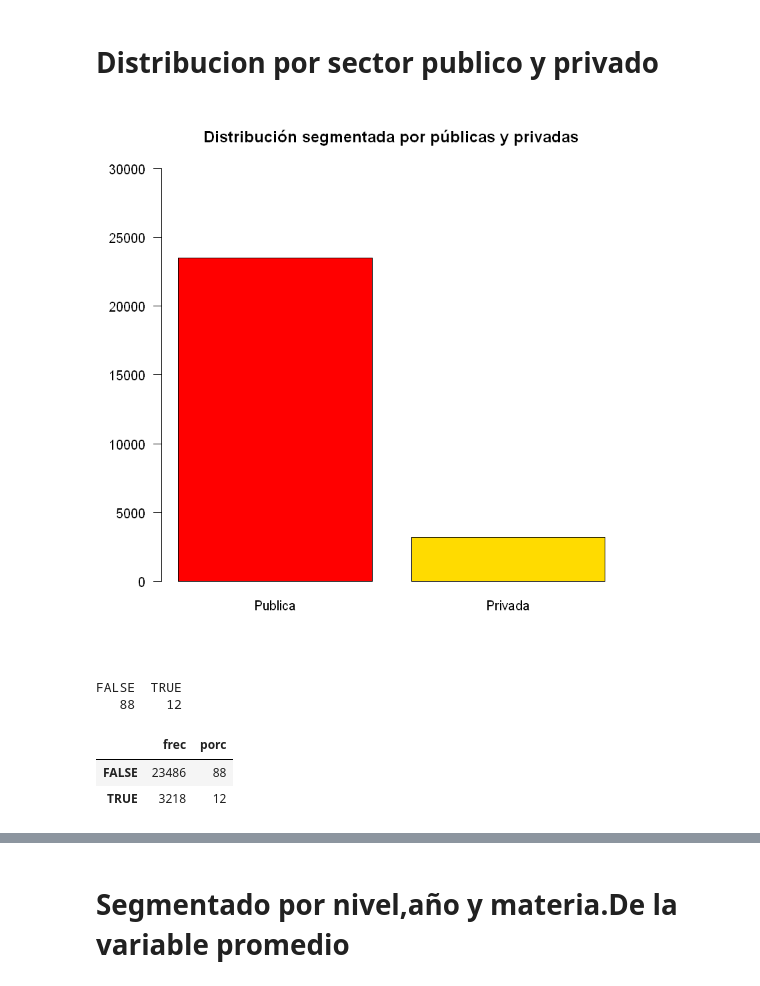
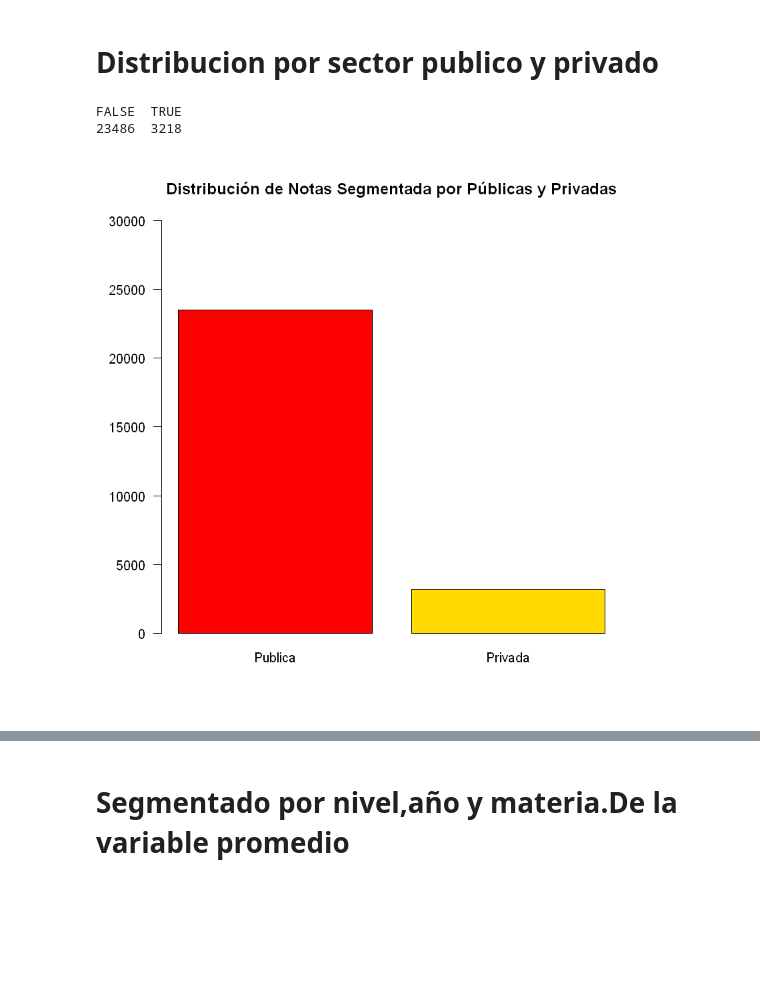
Before and after one commit to Nefertumm/EDM_2023, a Jupyter notebook: Dataset_escuelas/TP2.ipynb, the cells around one changed output, grey strips where cells are left out. Saved outputs shown, nothing was run; the diff lists cells and outputs as text; code cells hidden in the pictures; blank space fills up the shorter version.

```diff
--- a/Dataset_escuelas/TP2.ipynb
+++ b/Dataset_escuelas/TP2.ipynb
@@ -264,31 +267,18 @@ ggplot(D1, aes(x="", y=frec, fill=turnos)) +
 # %%
 #Gráfico de barras de frecuencia absoluta
 nombres <- c("Publica", "Privada")
 escu_primaria <- filter(dataset_mas_limpio,Modalidad == "Primaria")
 tabla <- table(escu_primaria$EsPrivada)
+tabla
 #barplot(tabla,main="Distribucion segmentado por publicas y privadas",col=rainbow(6),ylim=c(0,30000),las=2)
 # Crear el gráfico de barras con nombres de columnas
 barplot(tabla,
-        main = "Distribución segmentada por públicas y privadas",
+        main = "Distribución de Notas Segmentada por Públicas y Privadas",
         col = rainbow(7),
         ylim = c(0, 30000),
         las = 1,
         names.arg = nombres)
 # %% [output]
+FALSE  TRUE
+23486  3218
-[figure, old version]
+[figure, new version]
-# %%
-sector_pp <- filter(dataset_mas_limpio, Modalidad == 'Primaria')
-pie <- round(100 * table(sector_pp$EsPrivada) / length(sector_pp$EsPrivada))
-pie
-porc <- c(pie)
-frec<- c(table(sector_pp$EsPrivada))
-D1<-data.frame(frec,porc)
-D1
-nombres <- c("Publica", "Privada")
-Sector<-rownames(D1)
-# %% [output]
-FALSE  TRUE
-   88    12
-|  | frec | porc |
-| FALSE | 23486 | 88 |
-| TRUE | 3218 | 12 |
```
Also changed, not shown: parts of 25 cells of this notebook.
